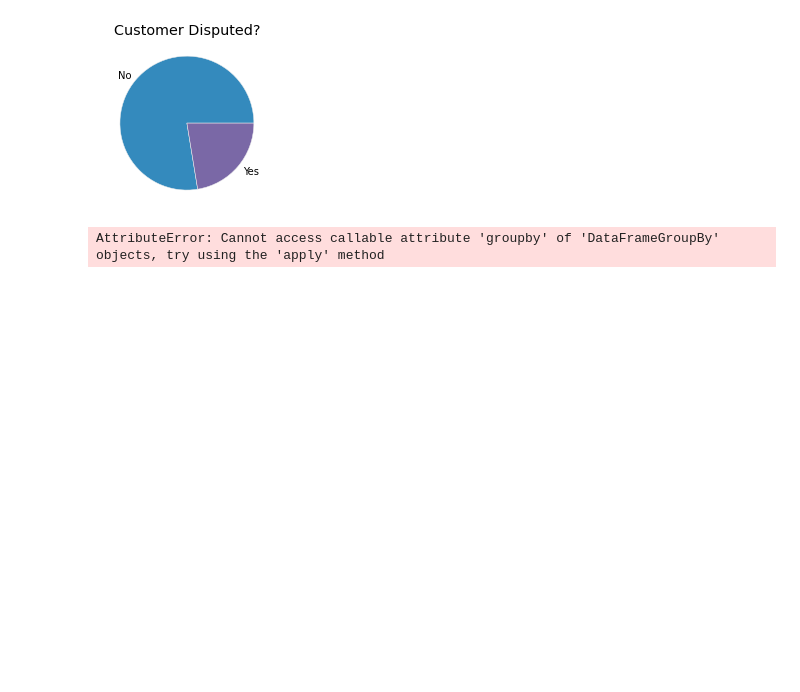
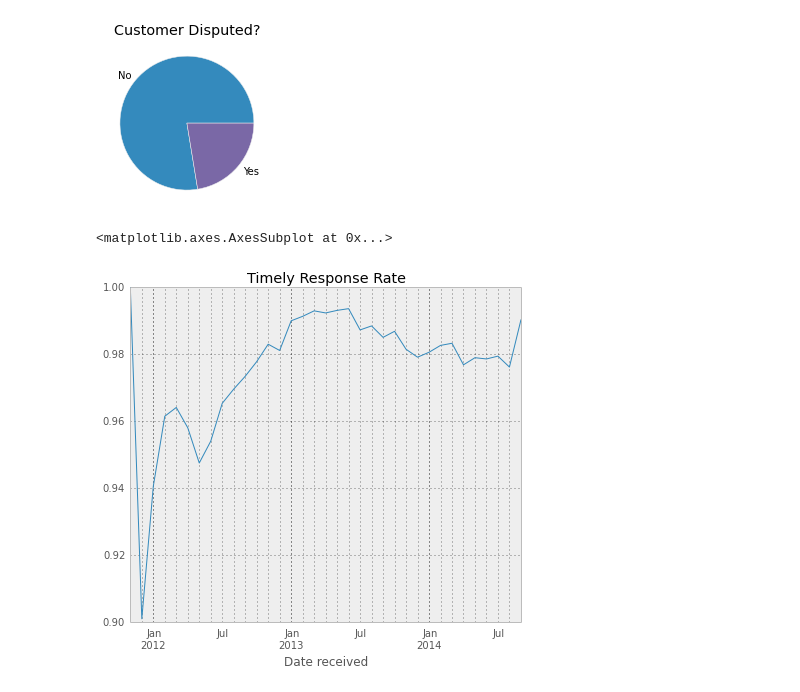
Before and after one commit to saravana76/Assignment2, a Jupyter notebook: BigData-Assignment2.ipynb, the cells around one changed output. Saved outputs shown, nothing was run; the diff lists cells and outputs as text; code cells hidden in the pictures; blank space fills up the shorter version.

```diff
--- a/BigData-Assignment2.ipynb
+++ b/BigData-Assignment2.ipynb
@@ -99,4 +91,8 @@ def count(r):
-# %%
-w.groupby(d['Product'])
-# %% [output]
-AttributeError: Cannot access callable attribute 'groupby' of 'DataFrameGroupBy' objects, try using the 'apply' method
+# %%
+# Timely Response Rate
+figsize(7, 6)
+TimelyResponse=d['Timely response?']=='Yes'
+TimelyResponse.astype(float).resample('M',how=np.mean).plot(title="Timely Response Rate")
+# %% [output]
+<matplotlib.axes.AxesSubplot at 0x...>
+[figure, added]
```
Also changed, not shown: parts of 5 cells of this notebook.
